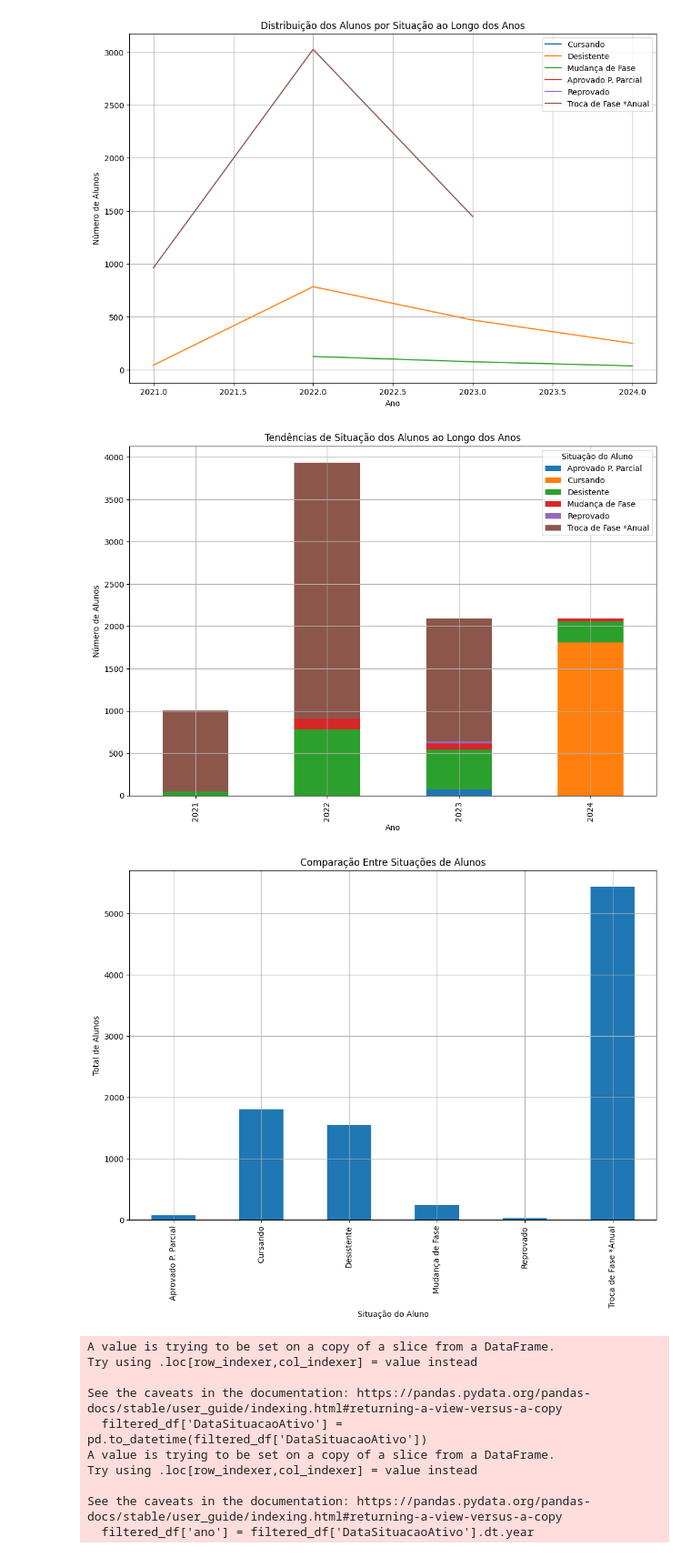
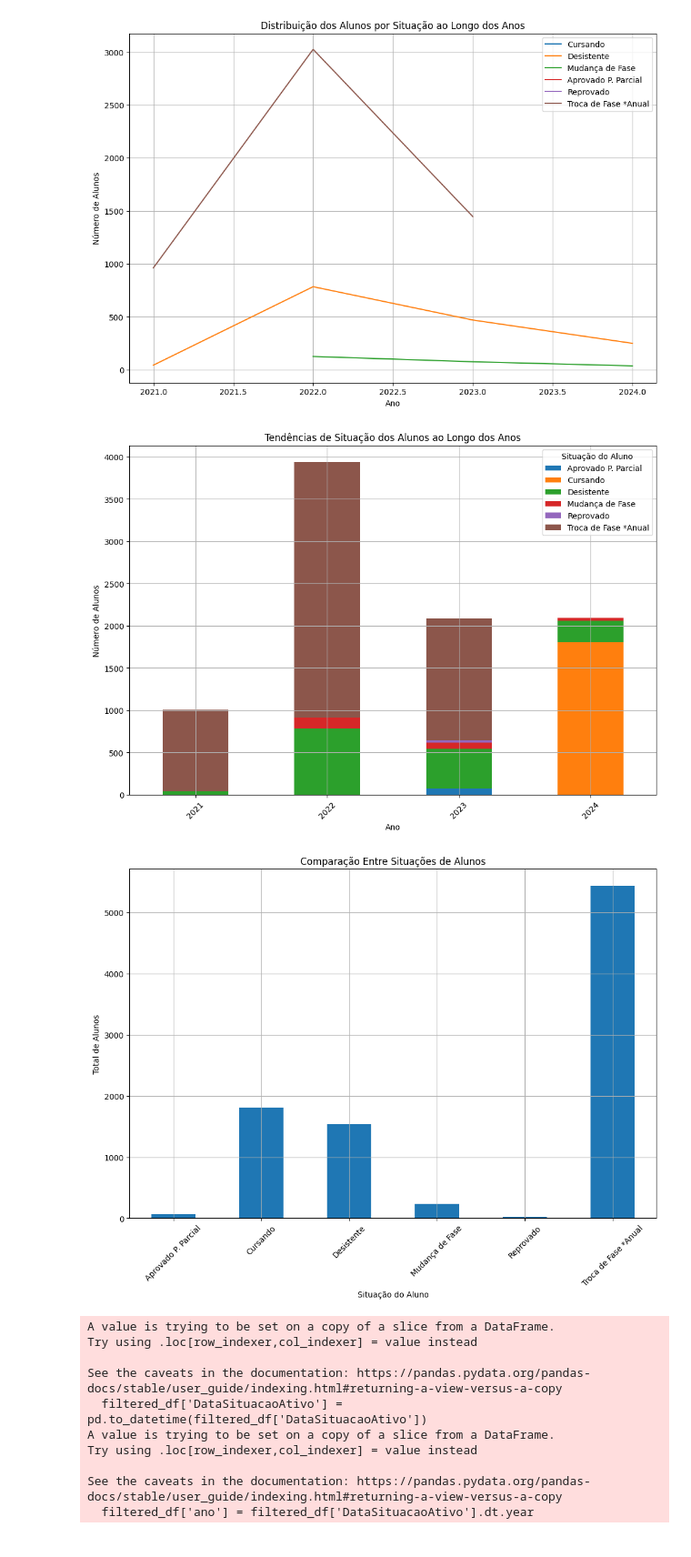
Before and after one commit to Pridefrancas/DATATHON-2DTAT, a Jupyter notebook: Analise_PRI.ipynb, the cells around one changed output. Shown at 91% size. Cells and saved outputs as stored; diff of their text form; code cells hidden in the pictures.

```diff
--- a/Analise_PRI.ipynb
+++ b/Analise_PRI.ipynb
@@ -92,23 +172,25 @@ plt.xlabel('Ano')
 plt.ylabel('Número de Alunos')
 plt.title('Tendências de Situação dos Alunos ao Longo dos Anos')
 plt.legend(title='Situação do Aluno')
+plt.xticks(rotation=45)
 plt.grid(True)
 plt.show()
 # %% [output]
-[figure, old version]
+[figure, new version]
 # %%
 
 # Comparação entre situações
 plt.figure(figsize=(12, 8))
 result_df.groupby('SituacaoAlunoTurma')['count'].sum().plot(kind='bar')
 
 plt.xlabel('Situação do Aluno')
 plt.ylabel('Total de Alunos')
 plt.title('Comparação Entre Situações de Alunos')
+plt.xticks(rotation=45)
 plt.grid(True)
 plt.show()
 # %% [output]
-[figure, old version]
+[figure, new version]
 # %%
 # Conectar ao banco de dados e ler as tabelas
 engine = create_conn()
```
Also changed, not shown: parts of 17 cells of this notebook.
